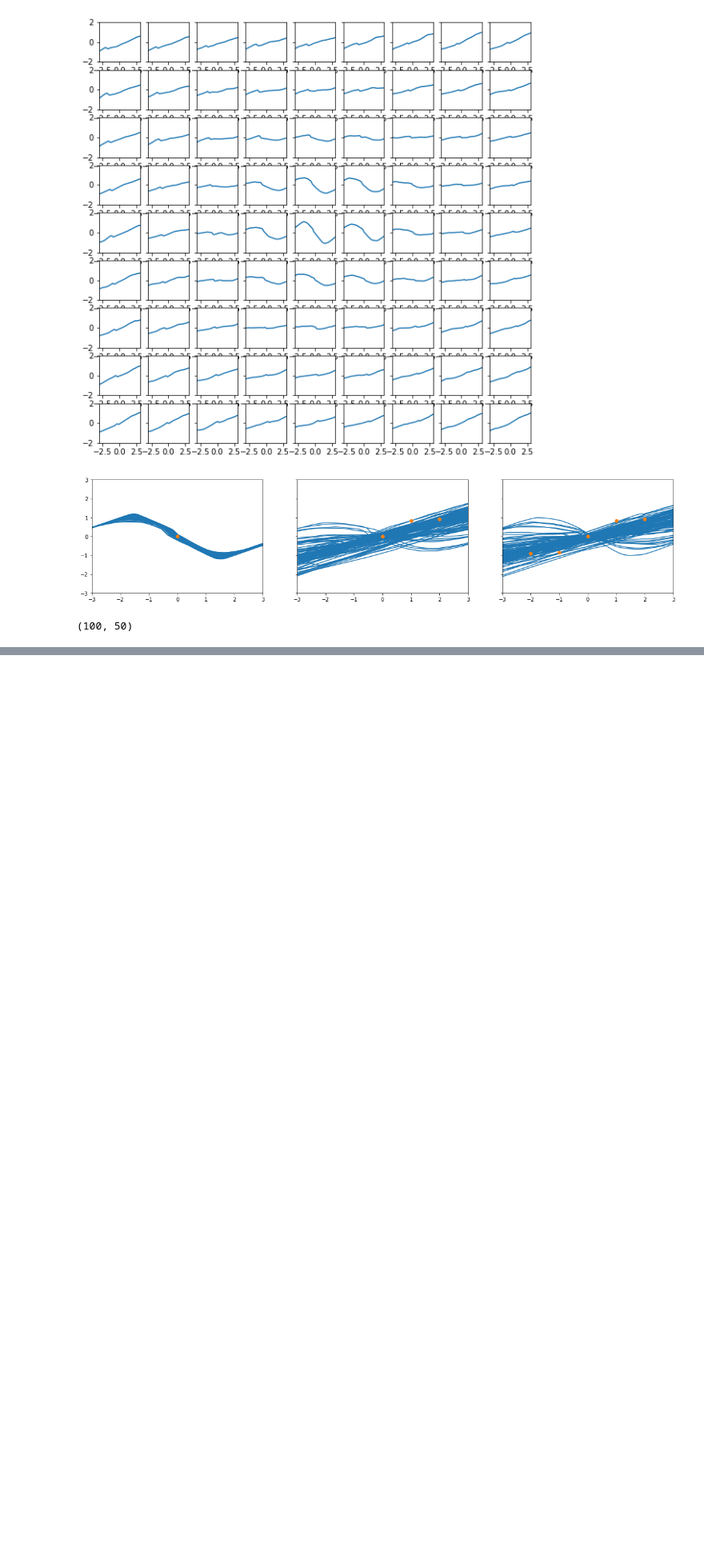
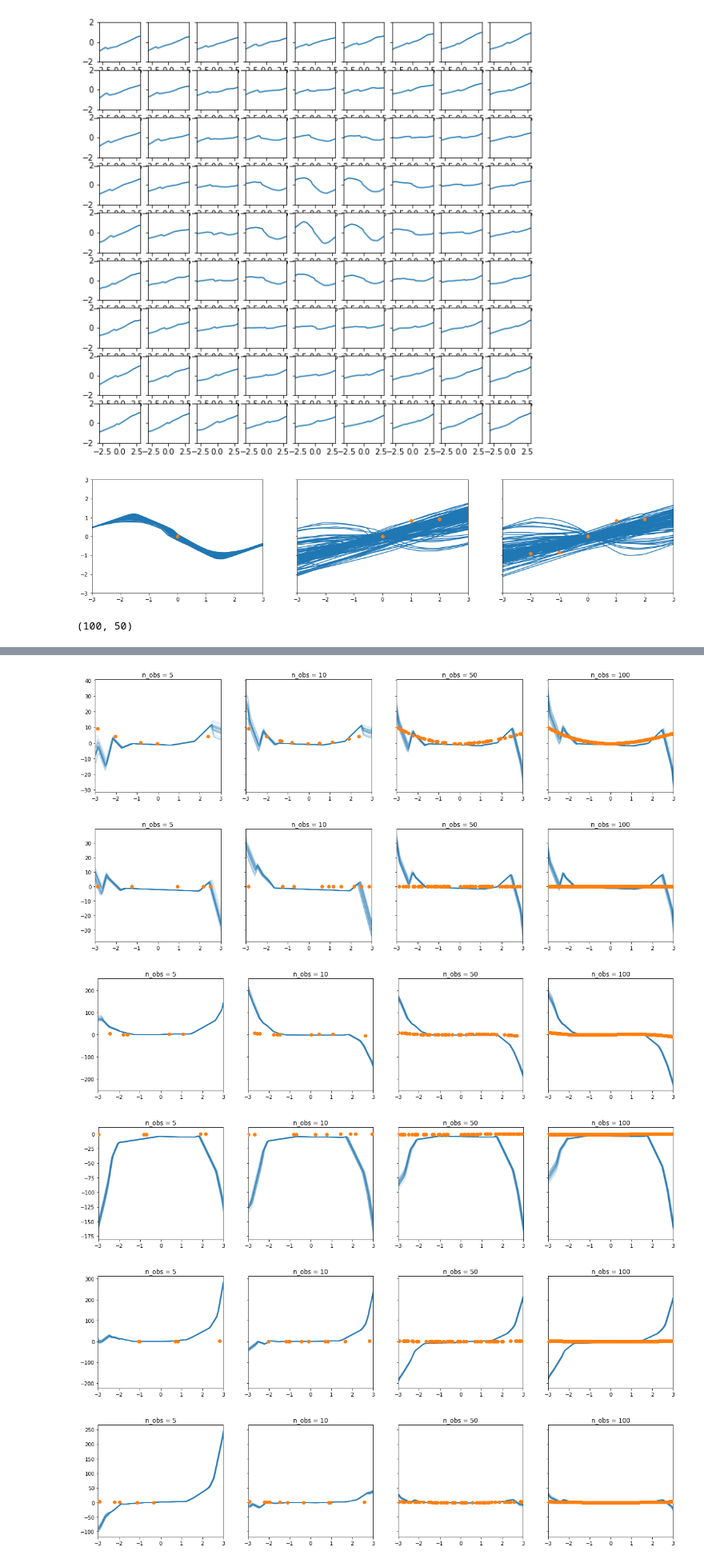
Before and after one commit to JTT94/neural_processes, a Jupyter notebook: experiments/valerie/NeuralProcess_vb.ipynb, the cells around one changed output, grey strips where cells are left out. Shown at 80% size. Saved outputs shown, nothing was run; the diff lists cells and outputs as text; code cells hidden in the pictures; blank space fills up the shorter version.

```diff
--- a/experiments/valerie/NeuralProcess_vb.ipynb
+++ b/experiments/valerie/NeuralProcess_vb.ipynb
@@ -594,0 +746,44 @@ array([0.       , 1.4247701, 0.       , 0.       ])
+# %%
+xs_pred = np.linspace(-3,3,100)
+
+for f in range(10):
+
+    np.random.shuffle(xs_pred)
+    betas = np.random.normal(size=6, loc=0, scale=1) * np.random.binomial(1,0.25,6)
+
+    n_pred_points = [5,10,50,100]
+
+    y_star_post = []
+
+    #get predictions
+    for p in n_pred_points:
+
+        predict_post_op = predictNP(x_target = x_star.reshape((-1,1))
+                                , params = params
+                                , x_context = xs_pred[0:p,].reshape((-1,1))
+                                , y_context = getPoly5(xs_pred[0:p,], betas).reshape((-1,1))
+                                , n_draws = 25)
+        y_star_post.append(sess.run((predict_post_op.mu)))
+
+    # do plot
+    fig, axes = plt.subplots(ncols=4, nrows = 1, sharey=True, figsize = (20, 4))
+
+    for p, val in enumerate(n_pred_points):
+        axes[p].set_xlim((-3, 3))
+        #axes[p].set_ylim((-8, 8))
+
+        for i in range(y_star_post[p].shape[1]):
+            axes[p].plot(x_star, y_star_post[p][:,i], c = ccycle[0], alpha = 0.2)
+            axes[p].set_title('n_obs = {}'.format(val))
+
+        axes[p].scatter(xs_pred[0:val], getPoly(xs_pred[0:val,], betas), c = ccycle[1], zorder = 100)
+
+    plt.show()
+    fig.savefig('figs/poly_ex{}.png'.format(f))
+# %% [output]
+[figure, added]
+[figure, added]
+[figure, added]
+[figure, added]
+[figure, added]
+[figure, added]
```
Also changed, not shown: parts of 18 cells of this notebook, 45 other files.
